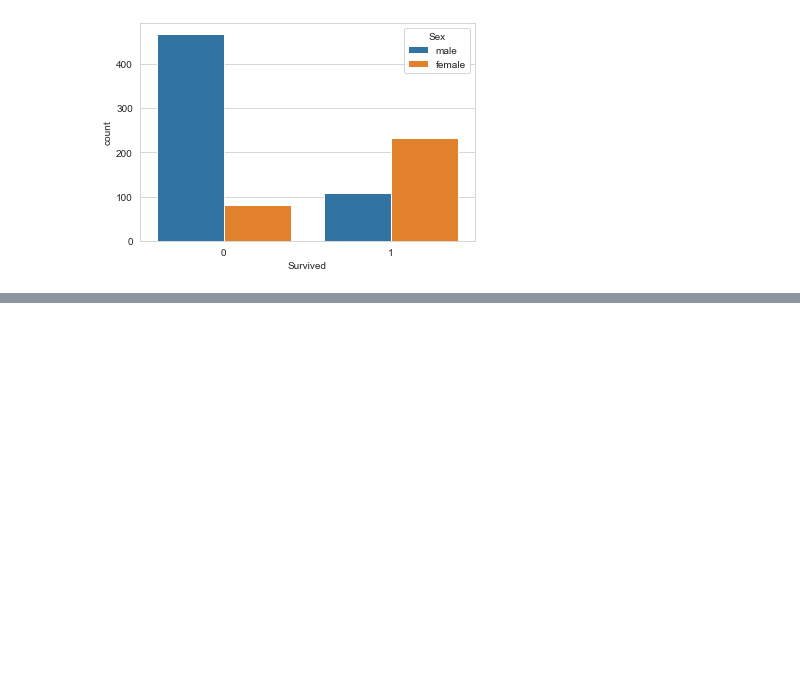
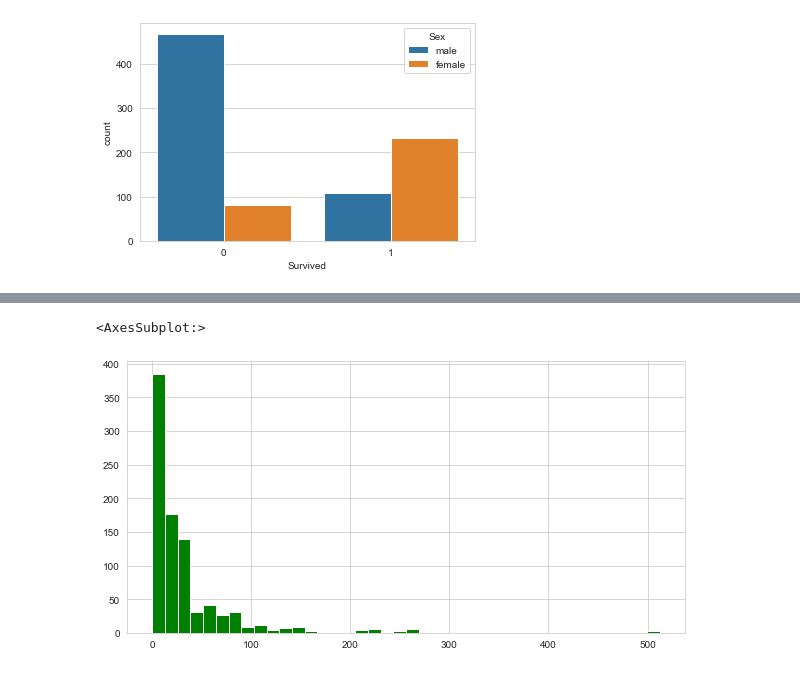
Before and after one commit to Sathishkumar3645/Titanic, a Jupyter notebook: Untitled.ipynb, the cells around one changed output, grey strips where cells are left out. Cells and saved outputs as stored; diff of their text form; code cells hidden in the pictures; blank space fills up the shorter version.

```diff
--- a/Untitled.ipynb
+++ b/Untitled.ipynb
@@ -50,0 +113,5 @@ sns.countplot('Survived', hue='Sex', data = titanic)
+# %%
+titanic['Fare'].hist(color = 'green',bins=40, figsize=(10,5))
+# %% [output]
+<AxesSubplot:>
+[figure, added]
```
Also changed, not shown: parts of 18 cells of this notebook.
